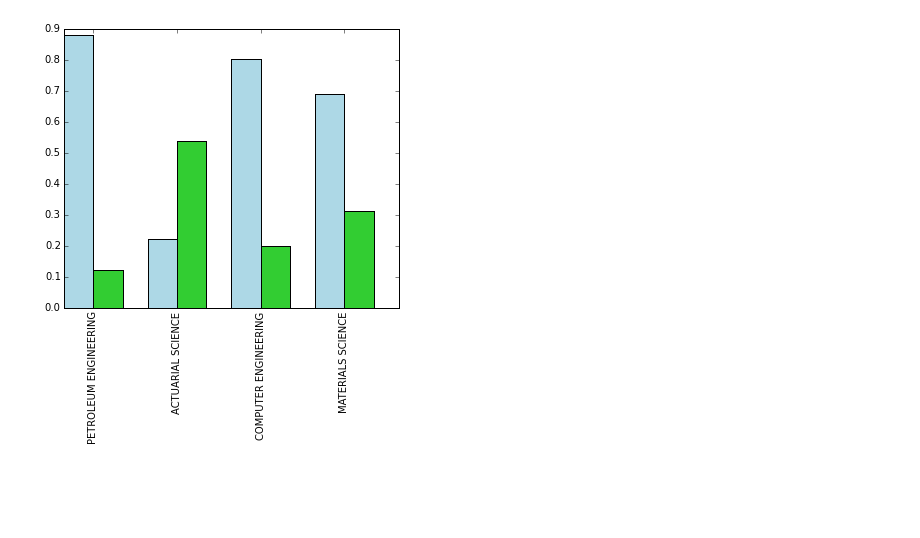
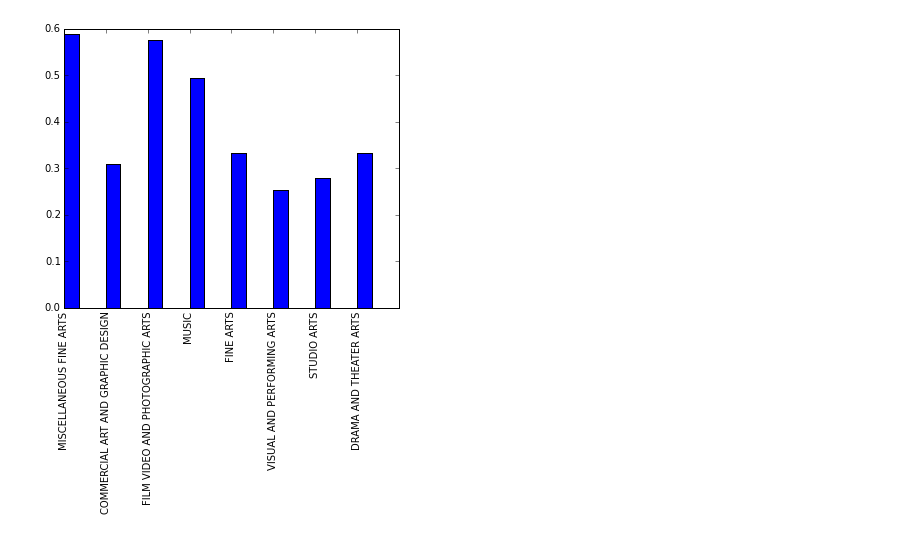
Before and after one commit to dataquestio/solutions, a Jupyter notebook: Mission103Solutions.ipynb, the cells around one changed output. Cells and saved outputs as stored; diff of their text form; code cells hidden in the pictures; blank space fills up the shorter version.

```diff
--- a/Mission103Solutions.ipynb
+++ b/Mission103Solutions.ipynb
@@ -90,3 +16,0 @@ recent_grads.head(5)
-# %%
-# Drop any rows with `NaN` in place.
-recent_grads.dropna(inplace=True)
@@ -92,0 +39,5 @@ recent_grads.dropna(inplace=True)
+# %%
+print(recent_grads.shape[0])
+print(recent_grads.dropna().shape[0])
+
+recent_grads = recent_grads.dropna()
@@ -133,0 +138,6 @@ plt.show()
+# %%
+# Pandas generated grouped bar plot
+recent_grads["ShareMen"] = recent_grads["Men"] / recent_grads["Total"]
+arts = recent_grads[recent_grads["Major_category"] == "Arts"]
+arts.set_index("Major", inplace=True)
+arts[["ShareMen", "ShareWomen"]].plot(kind="bar")
@@ -134,31 +147,19 @@ plt.show()
 # %%
 import numpy as np
-
 recent_grads["ShareMen"] = recent_grads["Men"] / recent_grads["Total"]
 
+# Create figure instance and subplot
 fig_rg2 = plt.figure(figsize=(6,5))
 ax1_rg2 = fig_rg2.add_subplot(1,1,1)
 
-def grouped_bar_plots(majors_list):
-    n = len(majors_list)
-    locs = np.arange(n)
-    specific_rows = recent_grads[recent_grads["Major"].isin(majors_list)]
-    width = 0.35
-    men_proportions = specific_rows["ShareMen"].tolist()
-    women_proportions = specific_rows["ShareWomen"].tolist()
+major_names = arts["Major"].tolist()
+locs = np.arange(len(major_names))
+width = 0.35
 
-    # Plot both bar plots.
-    ax1_rg2.bar(locs, men_proportions, width=width, color='lightblue')
-    ax1_rg2.bar(locs + width, women_proportions, width=width, color="limegreen")
-
-    # X ticks and labels
-    ax1_rg2.set_xticks(locs + width)
-    ax1_rg2.set_xticklabels(majors_list, rotation=90)
-
-
-majors = ["PETROLEUM ENGINEERING", "ACTUARIAL SCIENCE", "COMPUTER ENGINEERING", "MATERIALS SCIENCE"]
-grouped_bar_plots(majors)
+men_proportions = arts["ShareMen"].tolist()
+bar_1 = ax1_rg2.bar(locs, men_proportions, width)
+ax1_rg2.set_xticklabels(major_names, rotation=90)
 
 plt.show()
 # %% [output]
-[figure, old version]
+[figure, new version]
```
Also changed, not shown: parts of 23 cells of this notebook.
